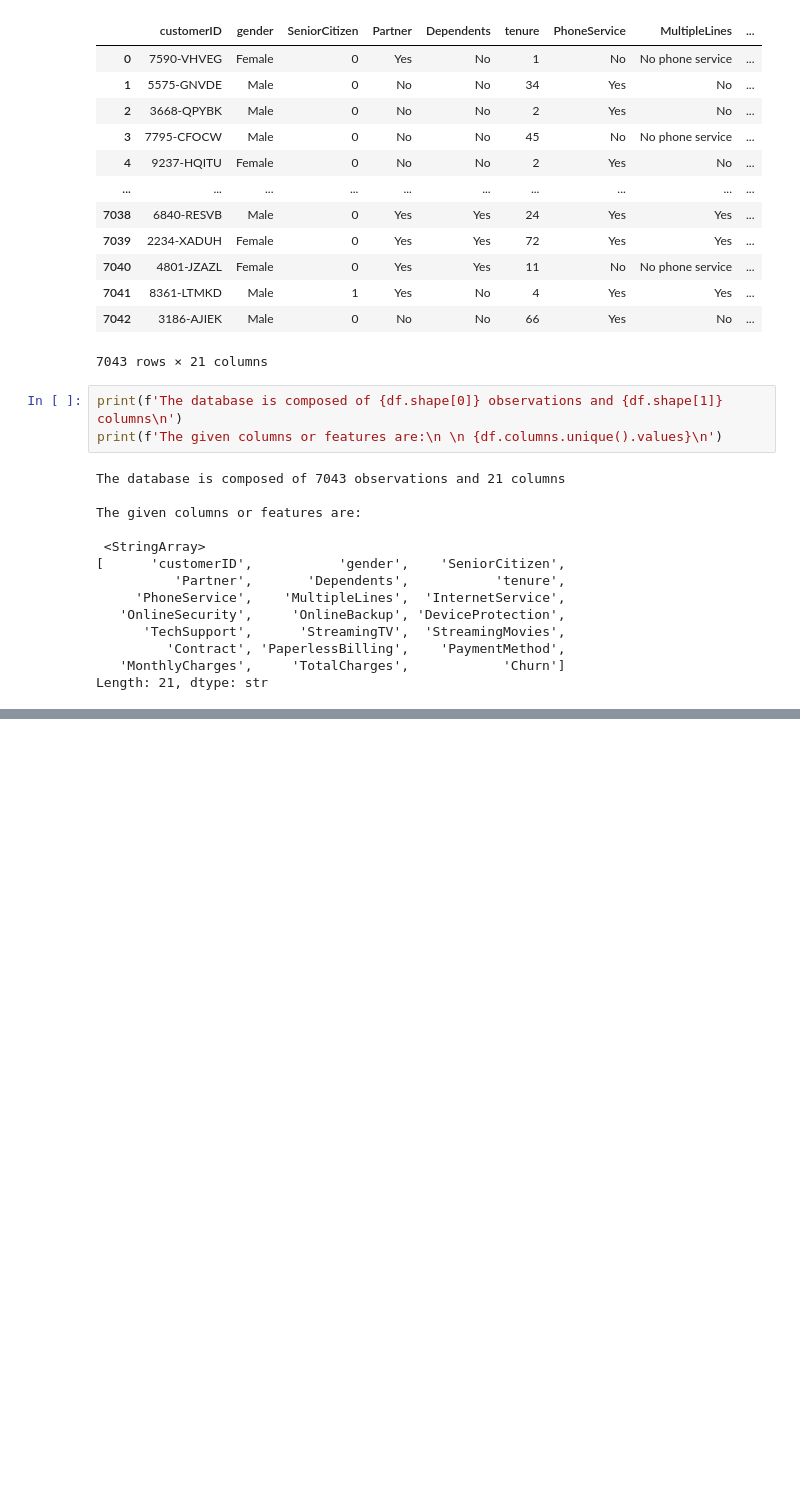
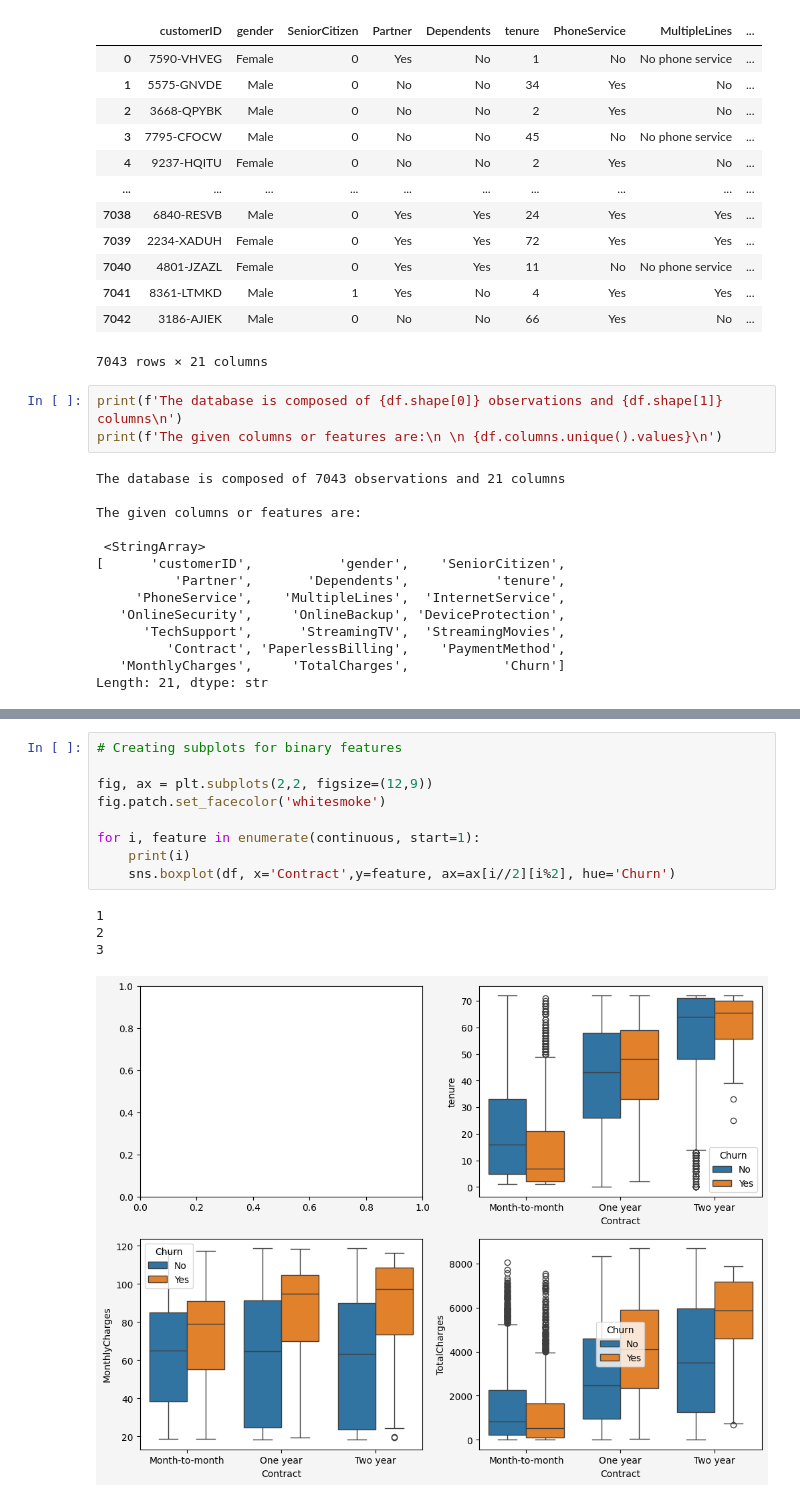
Before and after one commit to Sidik0001/Application-of-AI, a Jupyter notebook: AI.ipynb, the cells around one changed output, grey strips where cells are left out. Cells and saved outputs as stored; diff of their text form; blank space fills up the shorter version.

```diff
--- a/AI.ipynb
+++ b/AI.ipynb
@@ -121,0 +134,14 @@ dtype: object
+# %%
+# Creating subplots for binary features
+
+fig, ax = plt.subplots(2,2, figsize=(12,9))
+fig.patch.set_facecolor('whitesmoke')
+
+for i, feature in enumerate(continuous, start=1):
+    print(i)
+    sns.boxplot(df, x='Contract',y=feature, ax=ax[i//2][i%2], hue='Churn')
+# %% [output]
+1
+2
+3
+[figure, added]
```
Also changed, not shown: parts of 9 cells of this notebook.
